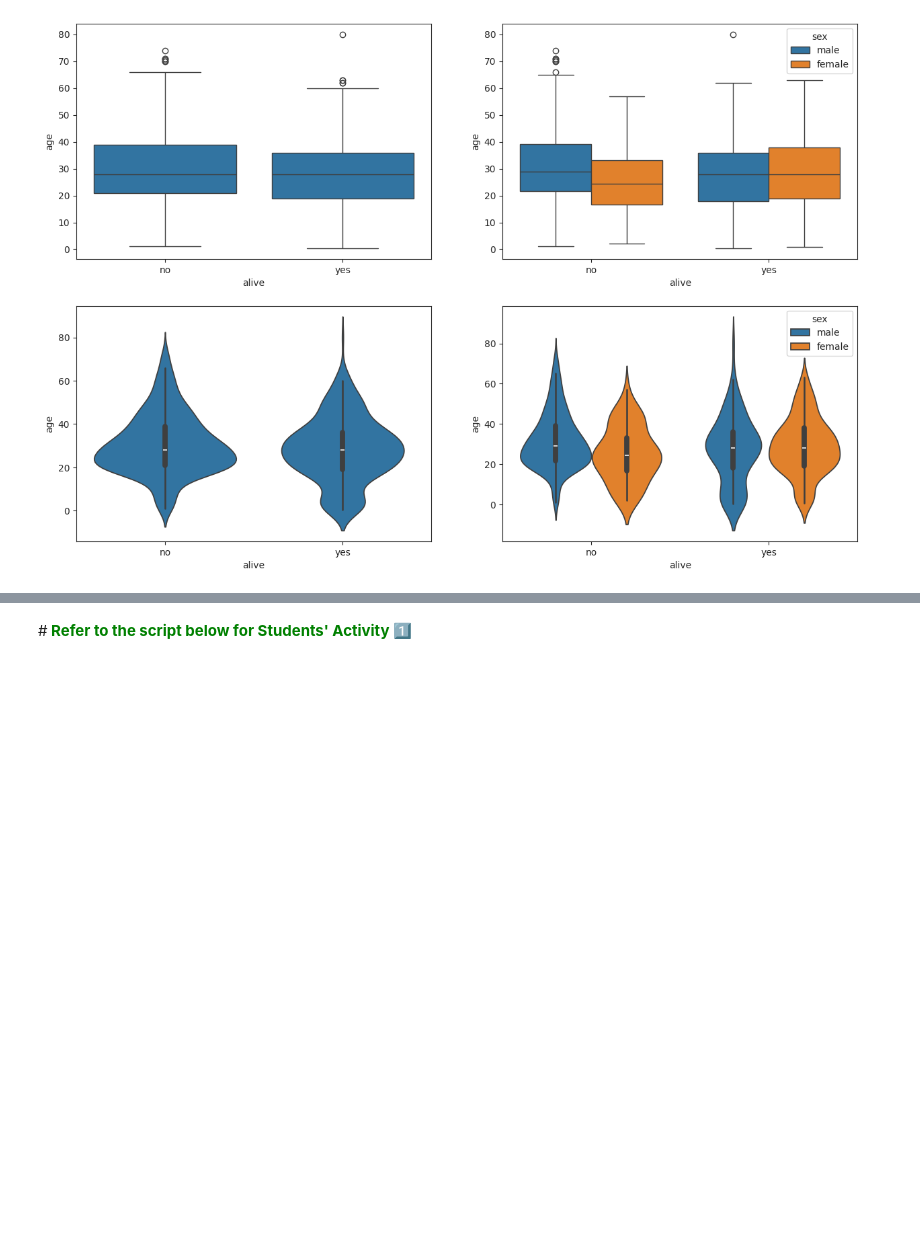
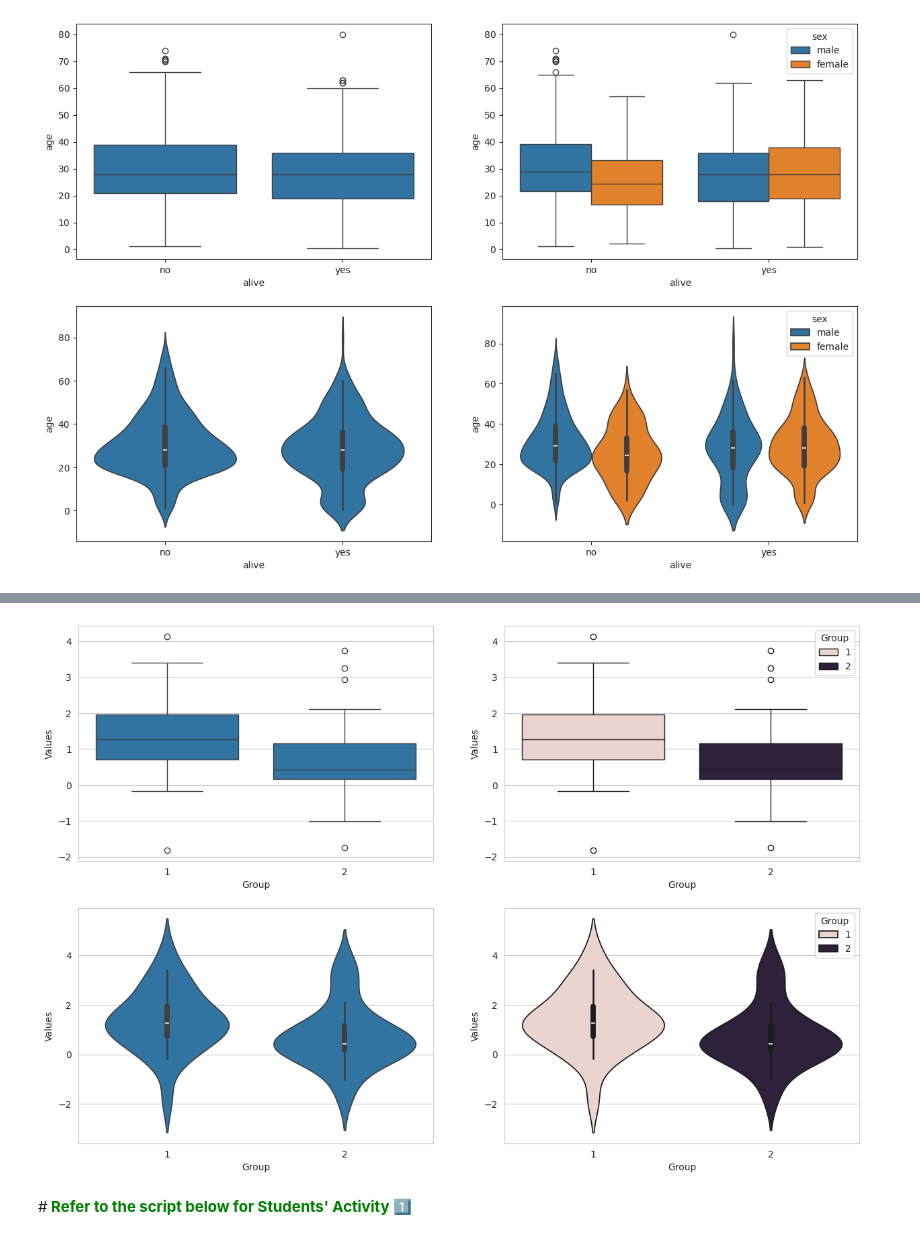
Before and after one commit to SEOWOOJI/Pandas_Stats_Data_Analysis_2025, a Jupyter notebook: 8_basicstats_graphs.ipynb, the cells around one changed output, grey strips where cells are left out. Drawn from its saved outputs; the diff is of its cells as text; code cells hidden in the pictures; blank space fills up the shorter version.

```diff
--- a/8_basicstats_graphs.ipynb
+++ b/8_basicstats_graphs.ipynb
@@ -205,37 +262,39 @@ import numpy as np
 import matplotlib.pyplot as plt
 import seaborn as sns
 
-df = pd.read_csv('')
+df = pd.read_csv('/content/Pandas_Stats_Data_Analysis_2025/TwoGroupData_Base4Ttest_Independent.csv')
 
 # Convert non-numeric values to NaN for all columns
 df = df.apply(pd.to_numeric, errors='coerce')
 
 
 #Style Theme 설정 (e.g., darkgrid, whitegrid, dark, white, ticks)
-sns.set_style('ticks')
+sns.set_style('whitegrid')
 
 #그래프 객체 생성 (figure에 두개의 서브플랏 생성)
 # In the function of subplot(a1, a2, a3), The first two arguments 2, 2 specifies a grid layout of subplots with 2 rows and 2 columns, making a total of 4 subplots.
 # The third argument 1 refers to the first subplot (top-left), 2 to the second subplot (top-right), 3 to the third subplot (bottom-left), 4 to the fourth subplot (bottom-right).
 fig = plt.figure(figsize = (15, 10)) #Creates a figure object of size 15 inches by 10 inches.
 ax1 = fig.add_subplot(2,2,1) #Adds the first subplot to the figure at position (2, 2, 1).
 ax2 = fig.add_subplot(2,2,2) #Adds the first subplot to the figure at position (2, 2, 2).
 ax3 = fig.add_subplot(2,2,3) #Adds the first subplot to the figure at position (2, 2, 3).
 ax4 = fig.add_subplot(2,2,4) #Adds the first subplot to the figure at position (2, 2, 4).
 
 #Box plot - default
 sns.boxplot(x = 'Group', y = 'Values', data=df, ax = ax1)
 
 #Box plot - with hue
 sns.boxplot(x = 'Group', y = 'Values', hue = 'Group', data=df, ax = ax2)
 
 #Violin plot - default
 sns.violinplot(x = 'Group', y = 'Values', data=df, ax = ax3)
 
 #Violin plot - with hue
 sns.violinplot(x = 'Group', y = 'Values', hue = 'Group', data=df, ax = ax4)
 
 plt.show()
+# %% [output]
+[figure, added]
 # %% [markdown]
 #**<font color = 'green'> Refer to the script below for Students' Activity 1️⃣**
 # %%
```
Also changed, not shown: parts of 4 cells of this notebook.
